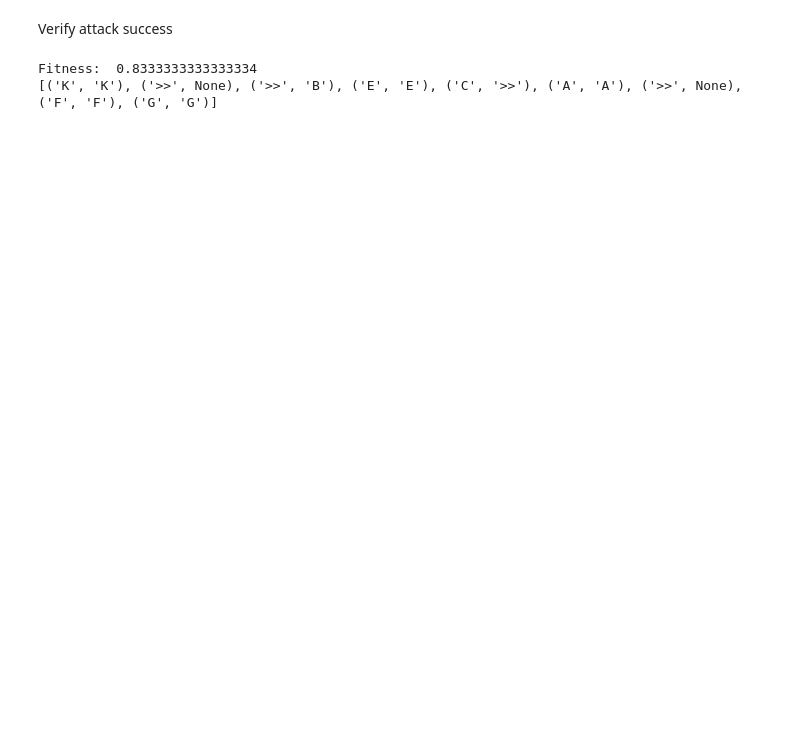
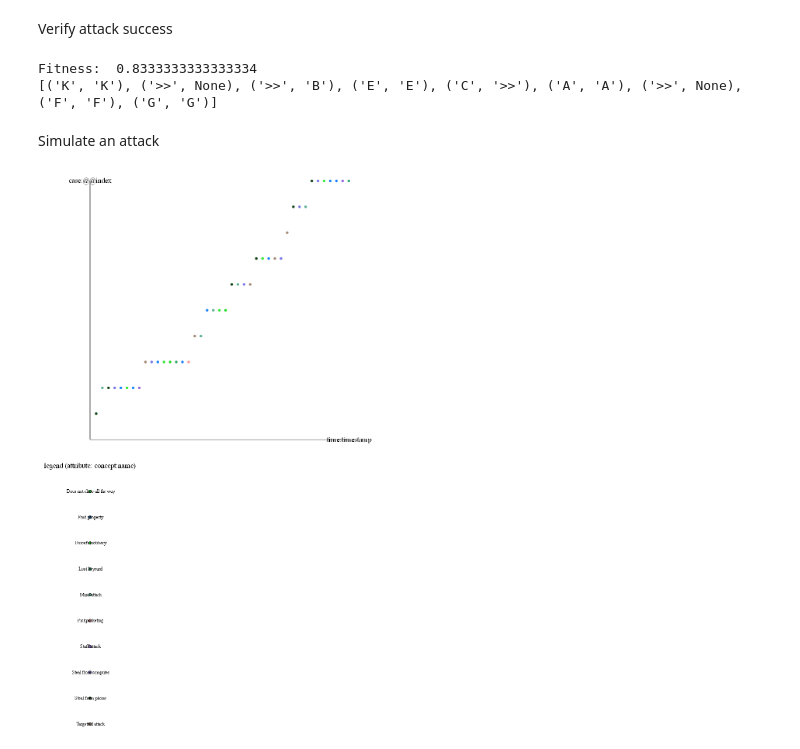
Before and after one commit to pleenok/pleenok, a Jupyter notebook: main.ipynb, the cells around one changed output. Cells and saved outputs as stored; diff of their text form; code cells hidden in the pictures; blank space fills up the shorter version.

Commit message:
Updates simulation notebook

```diff
--- a/main.ipynb
+++ b/main.ipynb
@@ -139,3 +141,13 @@ print(alignment[0]['alignment'])
 # %% [output]
 Fitness:  0.8333333333333334
 [('K', 'K'), ('>>', None), ('>>', 'B'), ('E', 'E'), ('C', '>>'), ('A', 'A'), ('>>', None), ('F', 'F'), ('G', 'G')]
+# %% [markdown]
+Simulate an attack
+# %%
+from pleenok.analysis.simulation import simulate
+import pm4py
+
+log = simulate(at2, 10)
+pm4py.view_dotted_chart(log)
+# %% [output]
+[figure, added]
```
Also changed, not shown: parts of 1 cell of this notebook.
